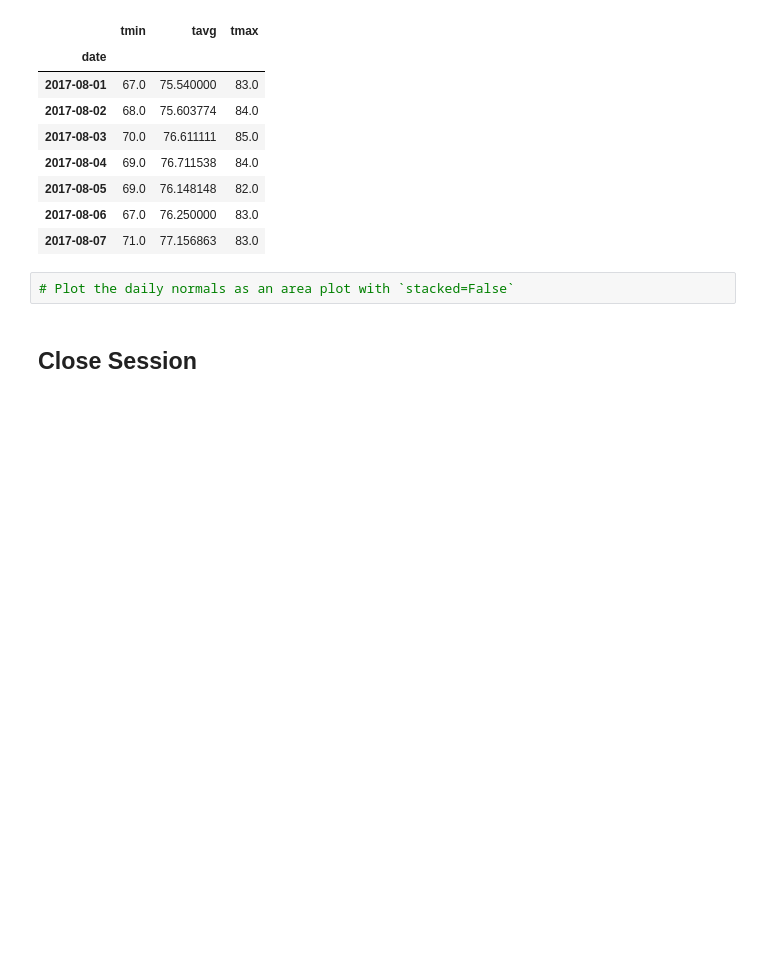
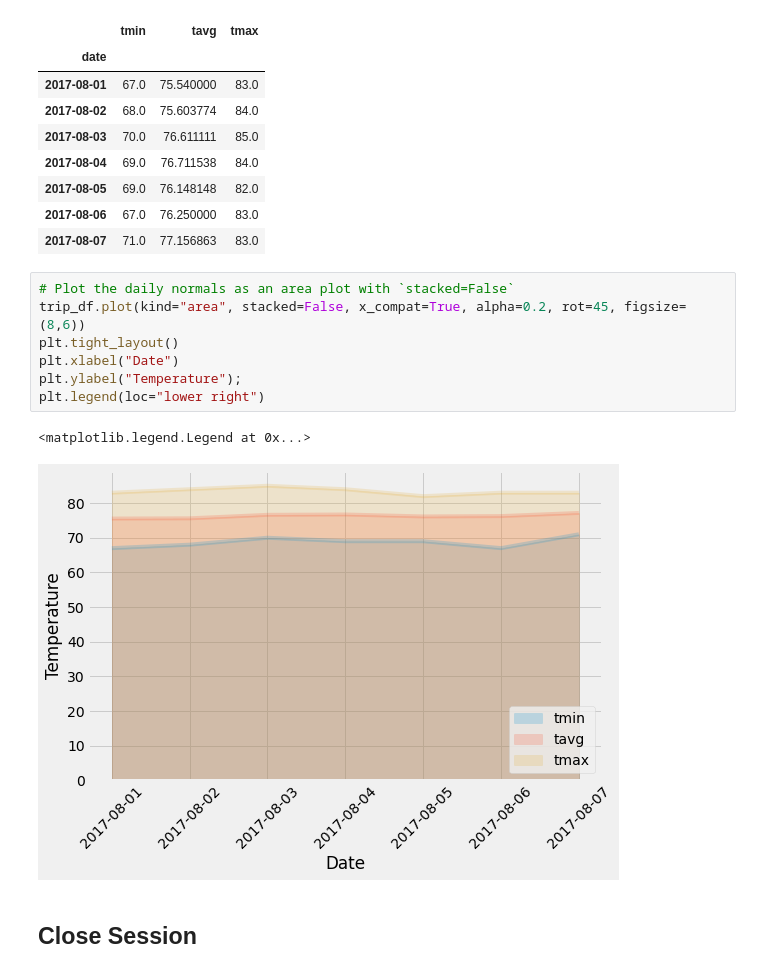
Before and after one commit to LP-116/sqlalchemy-challenge, a Jupyter notebook: temp_analysis_bonus_2_starter.ipynb, the cells around one changed output. Saved outputs shown, nothing was run; the diff lists cells and outputs as text; blank space fills up the shorter version.

```diff
--- a/temp_analysis_bonus_2_starter.ipynb
+++ b/temp_analysis_bonus_2_starter.ipynb
@@ -226,6 +226,14 @@ trip_df
 | 2017-08-07 | 71.0 | 77.156863 | 83.0 |
 # %%
 # Plot the daily normals as an area plot with `stacked=False`
+trip_df.plot(kind="area", stacked=False, x_compat=True, alpha=0.2, rot=45, figsize=(8,6))
+plt.tight_layout()
+plt.xlabel("Date")
+plt.ylabel("Temperature");
+plt.legend(loc="lower right")
+# %% [output]
+<matplotlib.legend.Legend at 0x...>
+[figure, added]
 # %% [markdown]
 ## Close Session
 # %%
```
